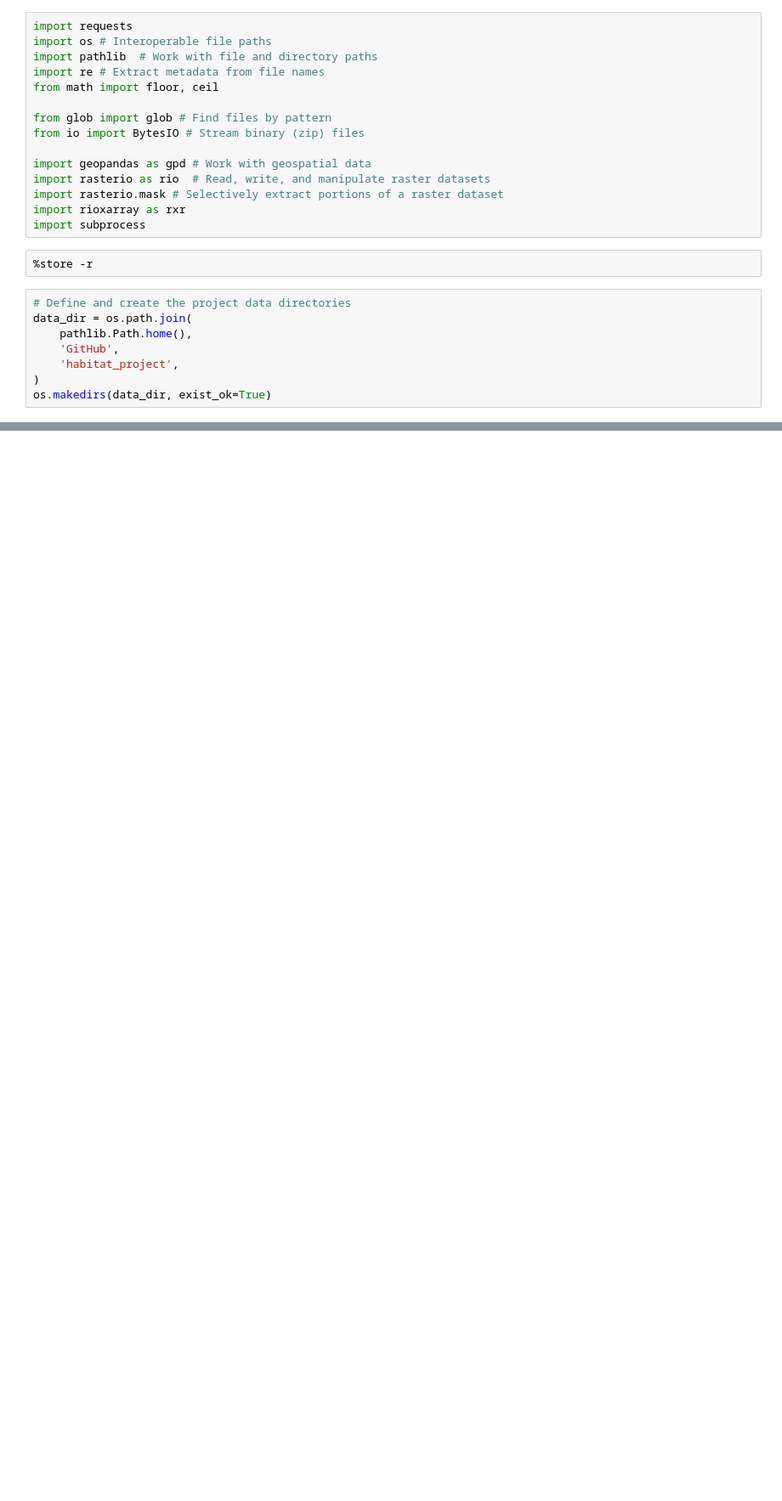
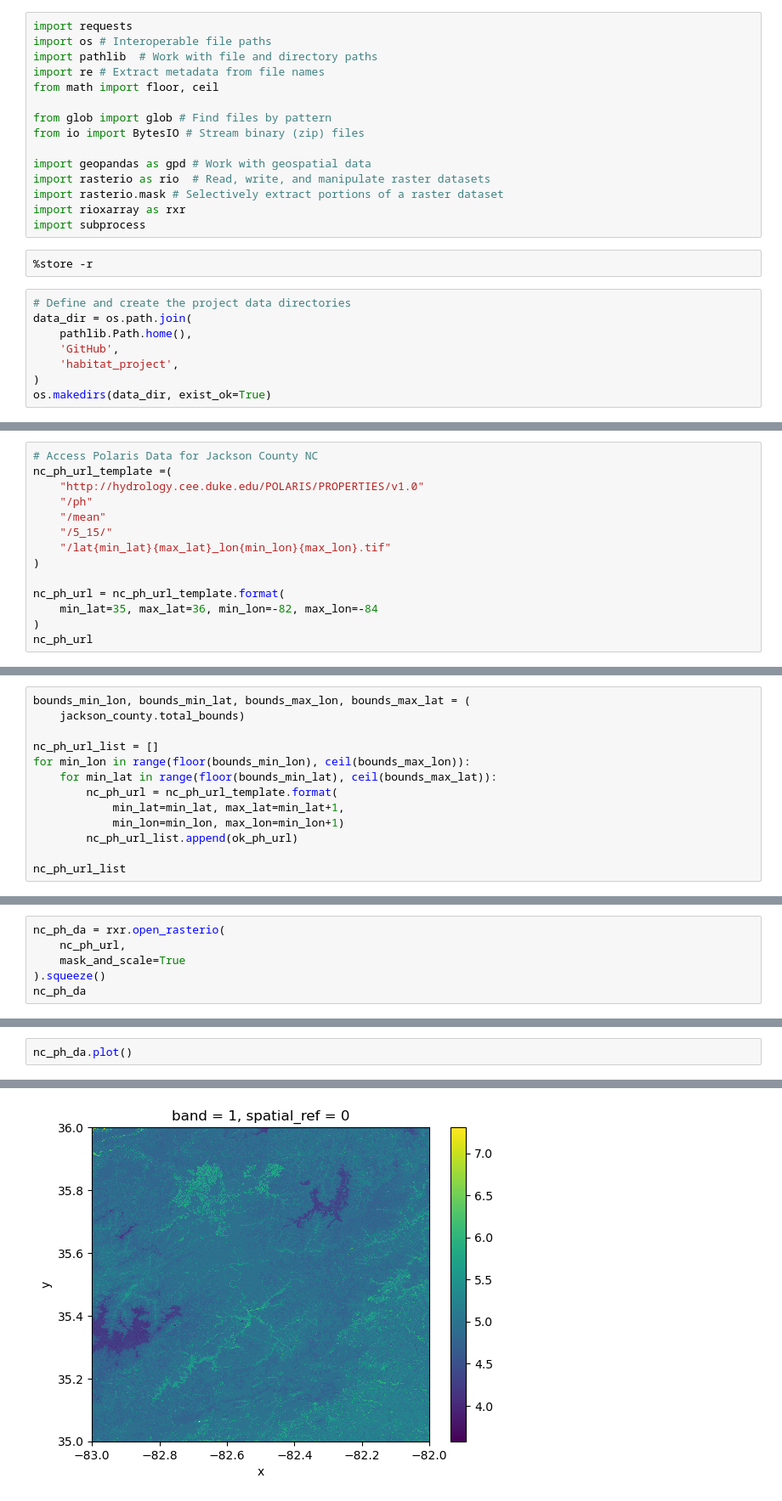
Before and after one commit to BioNCphilic/rivercane, a Jupyter notebook: rivercane_notebooks/rivercane-33-wrangle-water-data.ipynb, the cells around one changed output, grey strips where cells are left out. Shown: that part at 85% size. Cells and saved outputs as stored; diff of their text form; blank space fills up the shorter version.

Commit message:
pH data added

```diff
--- a/rivercane_notebooks/rivercane-33-wrangle-water-data.ipynb
+++ b/rivercane_notebooks/rivercane-33-wrangle-water-data.ipynb
@@ -67,0 +81,14 @@ RasterioIOError: HTTP response code: 404
+# %%
+# Access Polaris Data for Jackson County NC
+nc_ph_url_template =(
+    "http://hydrology.cee.duke.edu/POLARIS/PROPERTIES/v1.0"
+    "/ph"
+    "/mean"
+    "/5_15/"
+    "/lat{min_lat}{max_lat}_lon{min_lon}{max_lon}.tif"
+)
+
+nc_ph_url = nc_ph_url_template.format(
+    min_lat=35, max_lat=36, min_lon=-82, max_lon=-84
+)
+nc_ph_url
@@ -67,0 +97,13 @@ RasterioIOError: HTTP response code: 404
+# %%
+bounds_min_lon, bounds_min_lat, bounds_max_lon, bounds_max_lat = (
+    jackson_county.total_bounds)
+
+nc_ph_url_list = []
+for min_lon in range(floor(bounds_min_lon), ceil(bounds_max_lon)):
+    for min_lat in range(floor(bounds_min_lat), ceil(bounds_max_lat)):
+        nc_ph_url = nc_ph_url_template.format(
+            min_lat=min_lat, max_lat=min_lat+1,
+            min_lon=min_lon, max_lon=min_lon+1)
+        nc_ph_url_list.append(ok_ph_url)
+
+nc_ph_url_list
@@ -67,0 +113,6 @@ RasterioIOError: HTTP response code: 404
+# %%
+nc_ph_da = rxr.open_rasterio(
+    nc_ph_url,
+    mask_and_scale=True
+).squeeze()
+nc_ph_da
@@ -67,0 +129,3 @@ RasterioIOError: HTTP response code: 404
+# %%
+nc_ph_da.plot()
+# %% [output]
@@ -67,0 +133 @@ RasterioIOError: HTTP response code: 404
+[figure, added]
```
Also changed, not shown: parts of 8 cells of this notebook.
